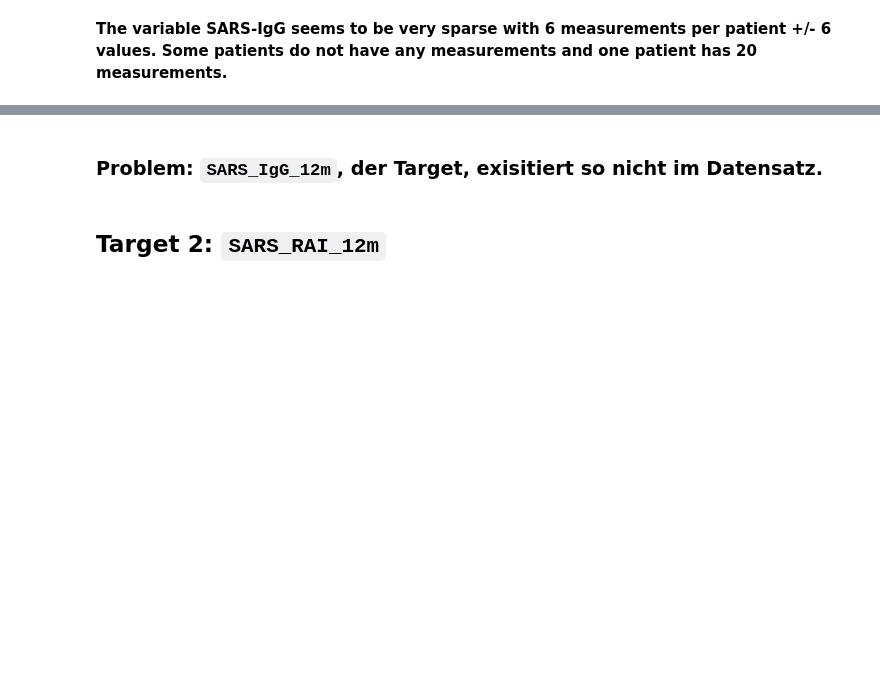
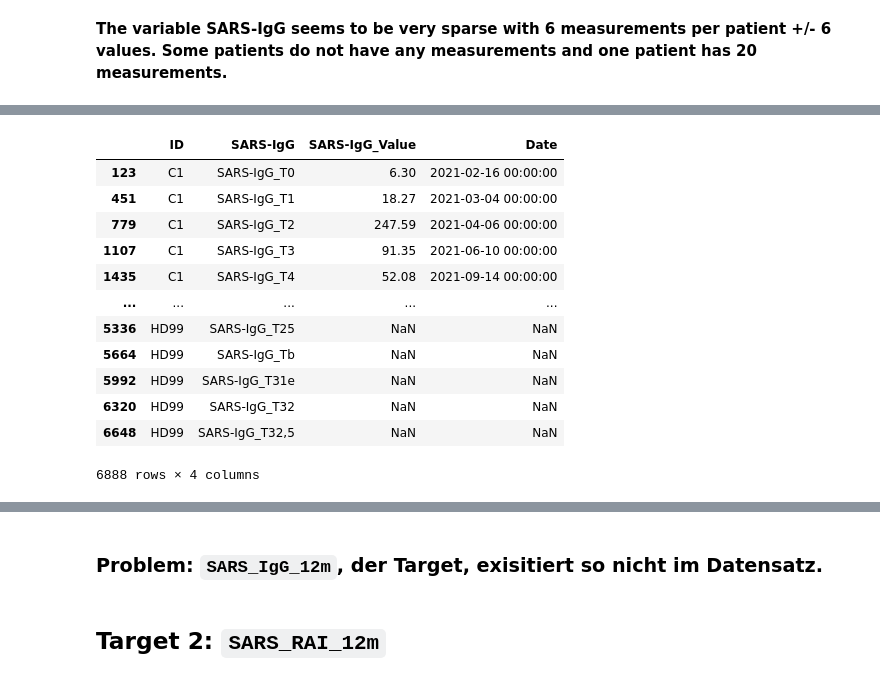
Before and after one commit to IKE-B/immun-ml, a Jupyter notebook: src/d03_research_questions/RQ1.ipynb, the cells around one changed output, grey strips where cells are left out. Saved outputs shown, nothing was run; the diff lists cells and outputs as text; code cells hidden in the pictures; blank space fills up the shorter version.

```diff
--- a/src/d03_research_questions/RQ1.ipynb
+++ b/src/d03_research_questions/RQ1.ipynb
@@ -45,3 +98,19 @@ Name: non_null_count, dtype: float64
+# %%
+sars_melted.sort_values(by=['ID','Date'])
+# %% [output]
+|  | ID | SARS-IgG | SARS-IgG_Value | Date |
+| 123 | C1 | SARS-IgG_T0 | 6.30 | 2021-02-16 00:00:00 |
+| 451 | C1 | SARS-IgG_T1 | 18.27 | 2021-03-04 00:00:00 |
+| 779 | C1 | SARS-IgG_T2 | 247.59 | 2021-04-06 00:00:00 |
+| 1107 | C1 | SARS-IgG_T3 | 91.35 | 2021-06-10 00:00:00 |
+| 1435 | C1 | SARS-IgG_T4 | 52.08 | 2021-09-14 00:00:00 |
+| ... | ... | ... | ... | ... |
+| 5336 | HD99 | SARS-IgG_T25 | NaN | NaN |
+| 5664 | HD99 | SARS-IgG_Tb | NaN | NaN |
+| 5992 | HD99 | SARS-IgG_T31e | NaN | NaN |
+| 6320 | HD99 | SARS-IgG_T32 | NaN | NaN |
+| 6648 | HD99 | SARS-IgG_T32,5 | NaN | NaN |
+6888 rows × 4 columns
 # %%
 target_df = target_df.sort_values(by='non_null_count', ascending=False)
 # %%
```
Also changed, not shown: parts of 13 cells of this notebook, 1 other file.
